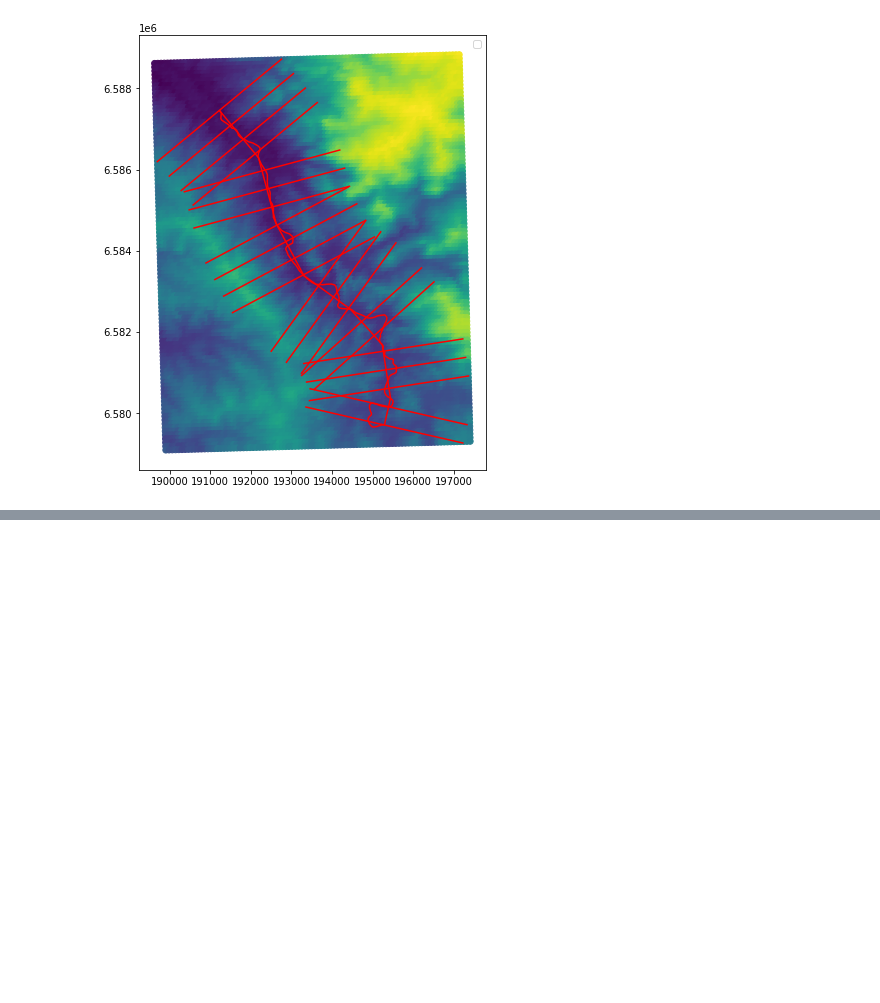
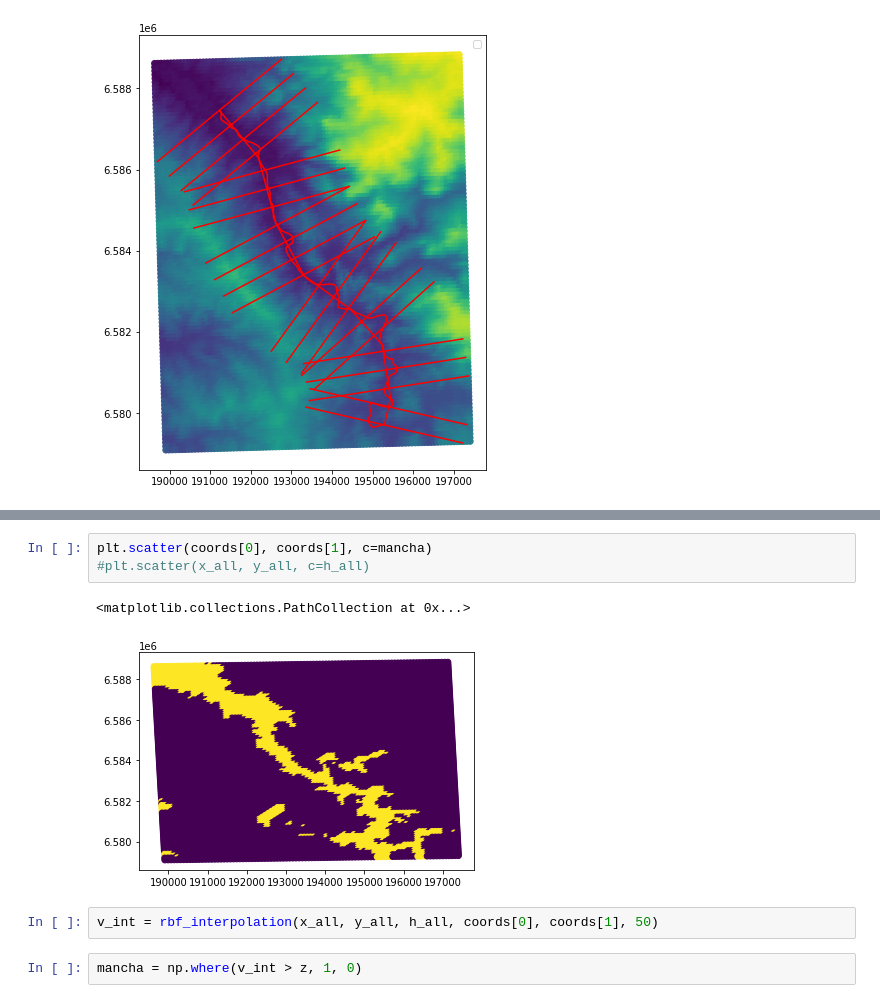
Before and after one commit to robertorolo/mancha_de_inundacao, a Jupyter notebook: prototipo.ipynb, the cells around one changed output, grey strips where cells are left out. Saved outputs shown, nothing was run; the diff lists cells and outputs as text; blank space fills up the shorter version.

```diff
--- a/prototipo.ipynb
+++ b/prototipo.ipynb
@@ -164,0 +190,10 @@ SyntaxError: invalid syntax (784066060.py, line 1)
+# %%
+plt.scatter(coords[0], coords[1], c=mancha)
+#plt.scatter(x_all, y_all, c=h_all)
+# %% [output]
+<matplotlib.collections.PathCollection at 0x...>
+[figure, added]
+# %%
+v_int = rbf_interpolation(x_all, y_all, h_all, coords[0], coords[1], 50)
+# %%
+mancha = np.where(v_int > z, 1, 0)
```
Also changed, not shown: parts of 11 cells of this notebook, 2 other files.
